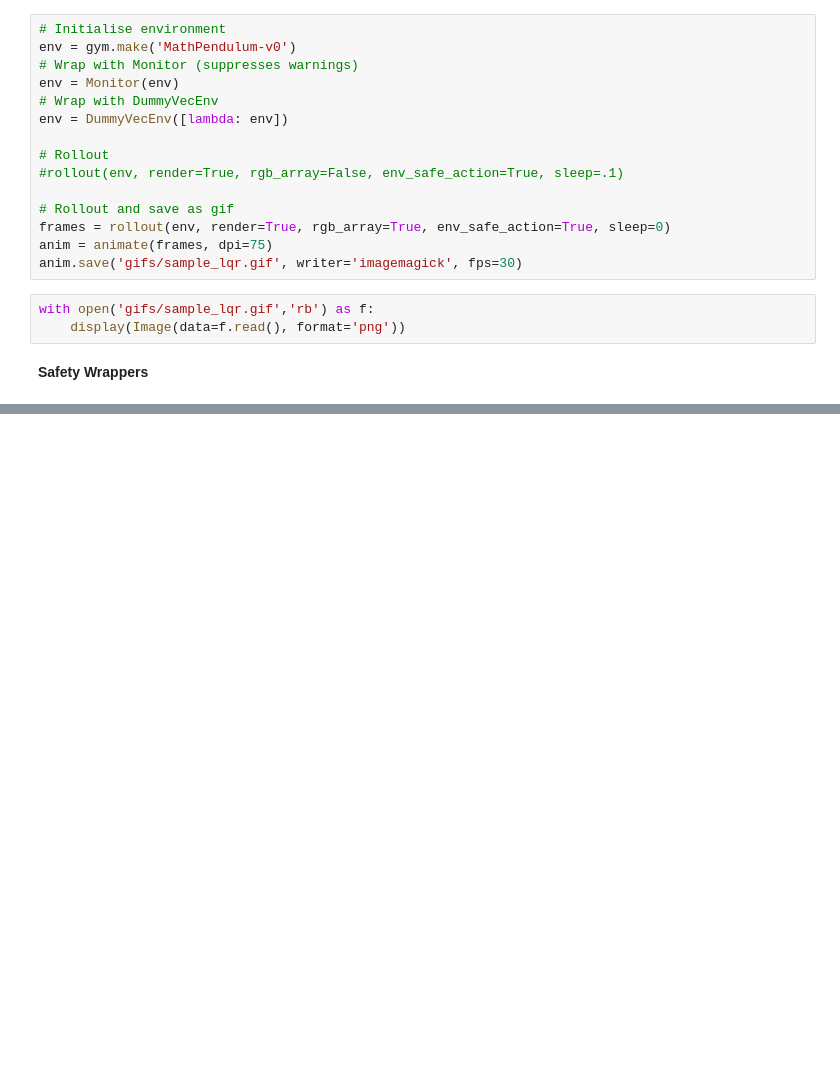
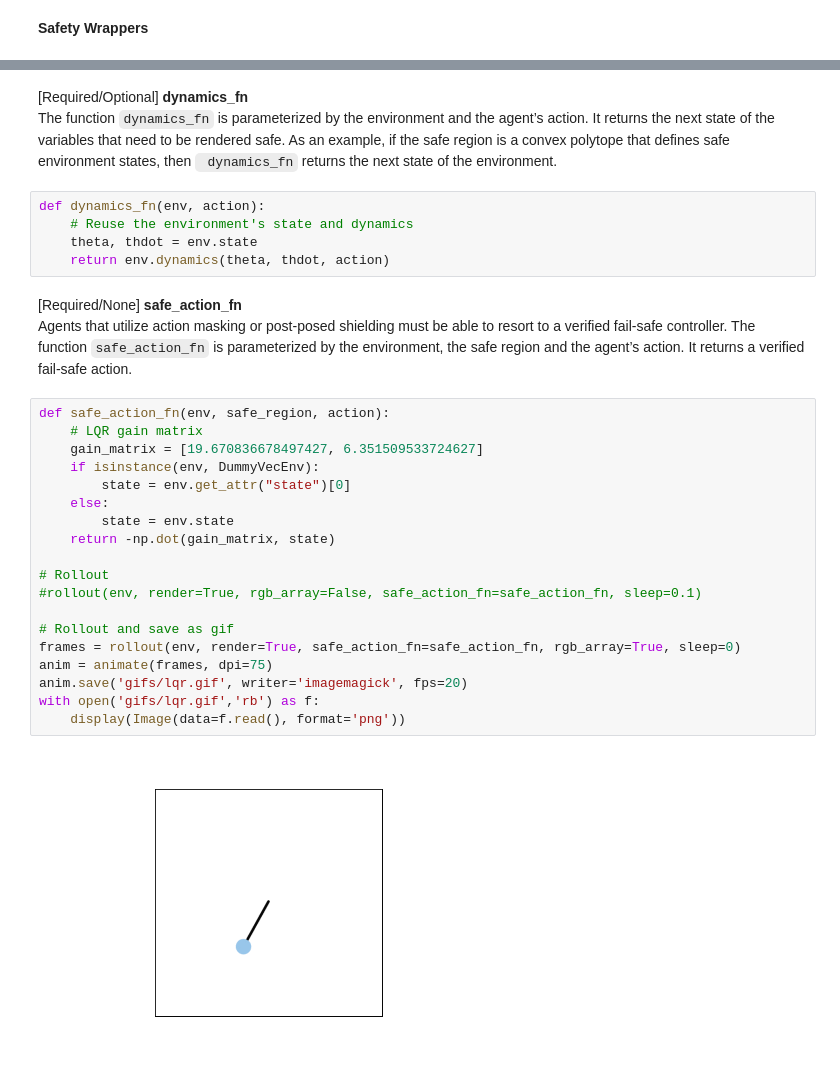
Before and after one commit to MarlonMueller/stable-baselines3-contrib, a Jupyter notebook: notebook.ipynb, the cells around one changed output, grey strips where cells are left out. Drawn from its saved outputs; the diff is of its cells as text; blank space fills up the shorter version.

```diff
--- a/notebook.ipynb
+++ b/notebook.ipynb
@@ -74,20 +67,2 @@ For further safety approaches down below, we need a fail-safe controller. Here w
-# %%
-# Initialise environment
-env = gym.make('MathPendulum-v0')
-# Wrap with Monitor (suppresses warnings)
-env = Monitor(env)
-# Wrap with DummyVecEnv
-env = DummyVecEnv([lambda: env])
-
-# Rollout
-#rollout(env, render=True, rgb_array=False, env_safe_action=True, sleep=.1)
-
-# Rollout and save as gif
-frames = rollout(env, render=True, rgb_array=True, env_safe_action=True, sleep=0)
-anim = animate(frames, dpi=75)
-anim.save('gifs/sample_lqr.gif', writer='imagemagick', fps=30)
-# %%
-with open('gifs/sample_lqr.gif','rb') as f:
-    display(Image(data=f.read(), format='png'))
 # %% [markdown]
 **Safety Wrappers**
@@ -117,0 +78,34 @@ The action space itself can be altered via **alter_action_space**: Optional[gym.
+# %% [markdown]
+[Required/Optional] **dynamics_fn**<br>
+The function ``dynamics_fn`` is parameterized by the environment and the agent’s action. It returns the next state of the variables that need to be rendered safe. As an example, if the safe region is a convex polytope that defines safe environment states, then `` dynamics_fn``  returns the next state of the environment.
+<br>
+# %%
+def dynamics_fn(env, action):
+    # Reuse the environment's state and dynamics
+    theta, thdot = env.state
+    return env.dynamics(theta, thdot, action)
+# %% [markdown]
+[Required/None] **safe_action_fn**<br>
+Agents that utilize action masking or post-posed shielding must be able to resort to a verified fail-safe controller. The function ``safe_action_fn`` is parameterized by the environment, the safe region and the agent’s action. It returns a verified fail-safe action.
+<br>
+# %%
+def safe_action_fn(env, safe_region, action):
+    # LQR gain matrix
+    gain_matrix = [19.670836678497427, 6.351509533724627]
+    if isinstance(env, DummyVecEnv):
+        state = env.get_attr("state")[0]
+    else:
+        state = env.state
+    return -np.dot(gain_matrix, state)
+
+# Rollout
+#rollout(env, render=True, rgb_array=False, safe_action_fn=safe_action_fn, sleep=0.1)
+
+# Rollout and save as gif
+frames = rollout(env, render=True, safe_action_fn=safe_action_fn, rgb_array=True, sleep=0)
+anim = animate(frames, dpi=75)
+anim.save('gifs/lqr.gif', writer='imagemagick', fps=20)
+with open('gifs/lqr.gif','rb') as f:
+    display(Image(data=f.read(), format='png'))
+# %% [output]
+[figure, added]
```
Also changed, not shown: parts of 30 cells of this notebook, 5 other files.
